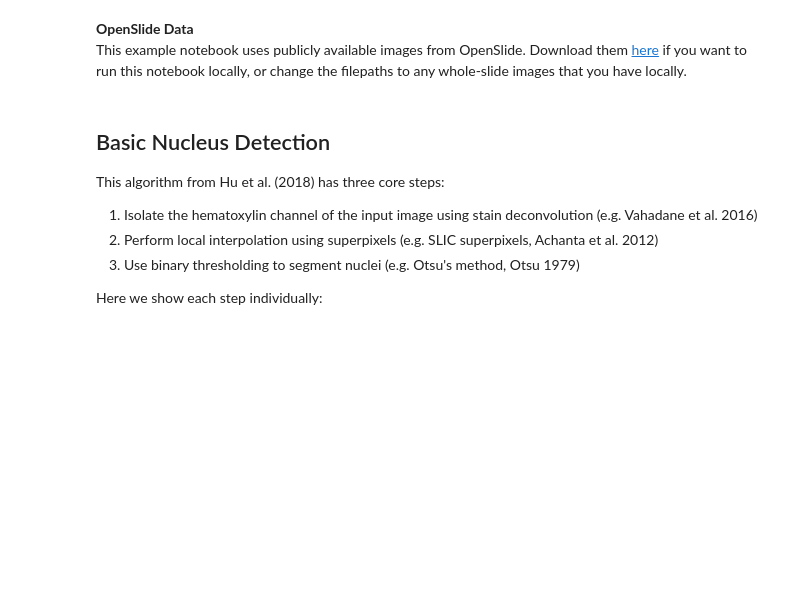
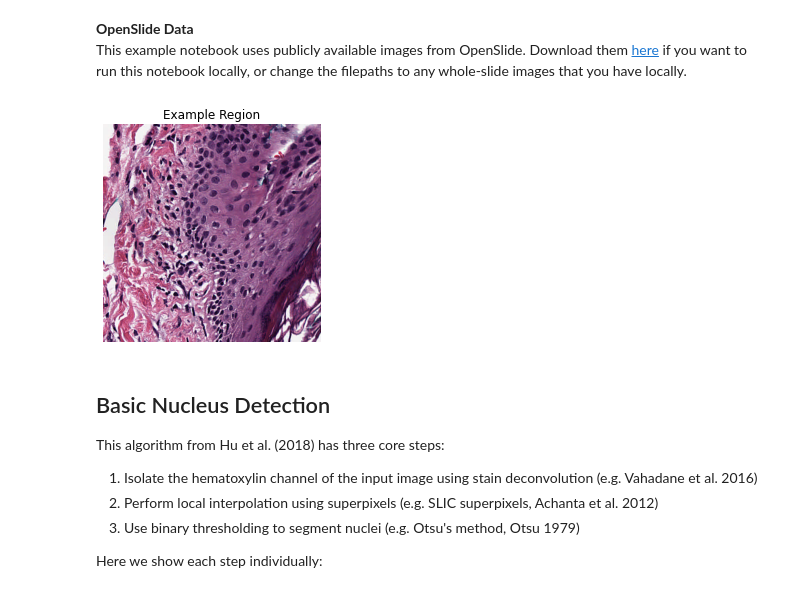
Before and after one commit to Dana-Farber-AIOS/pathml, a Jupyter notebook: examples/nucleus_detection.ipynb, the cells around one changed output. Saved outputs shown, nothing was run; the diff lists cells and outputs as text; code cells hidden in the pictures; blank space fills up the shorter version.

Commit message:
update nucleus detection example notebook

```diff
--- a/examples/nucleus_detection.ipynb
+++ b/examples/nucleus_detection.ipynb
@@ -18,3 +25,10 @@ testdata = testslide.load_data(location = (900, 800), size = (500, 500))
+# %%
+plt.imshow(tile.image)
+plt.title("Example Region")
+plt.axis("off")
+plt.show()
+# %% [output]
+[figure, added]
 # %% [markdown]
 ## Basic Nucleus Detection
 
```
Also changed, not shown: parts of 9 cells of this notebook.
